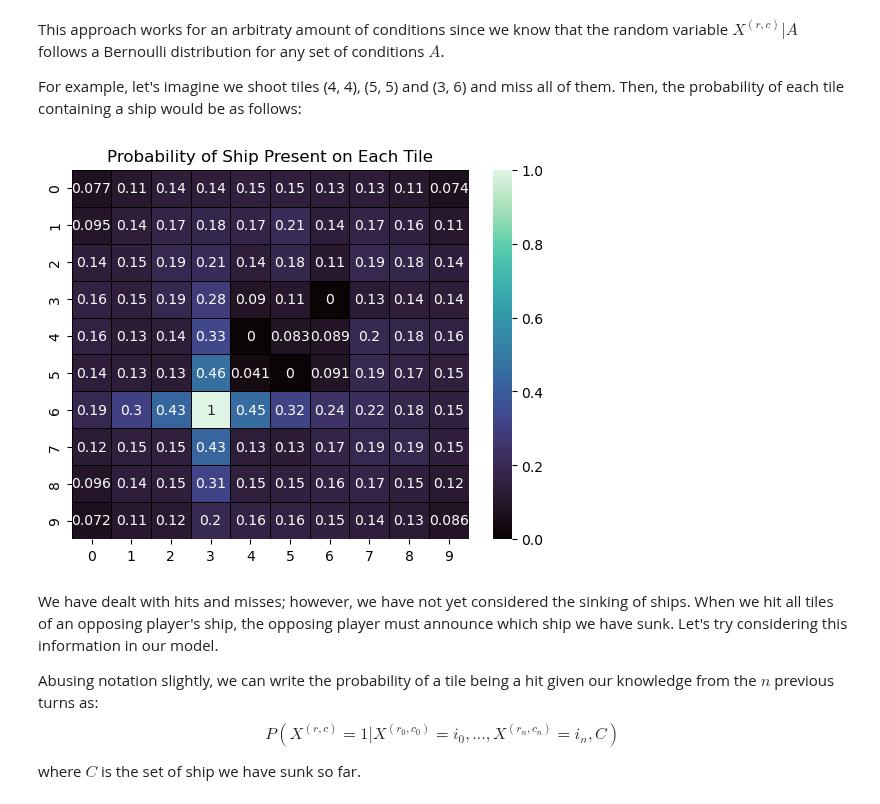
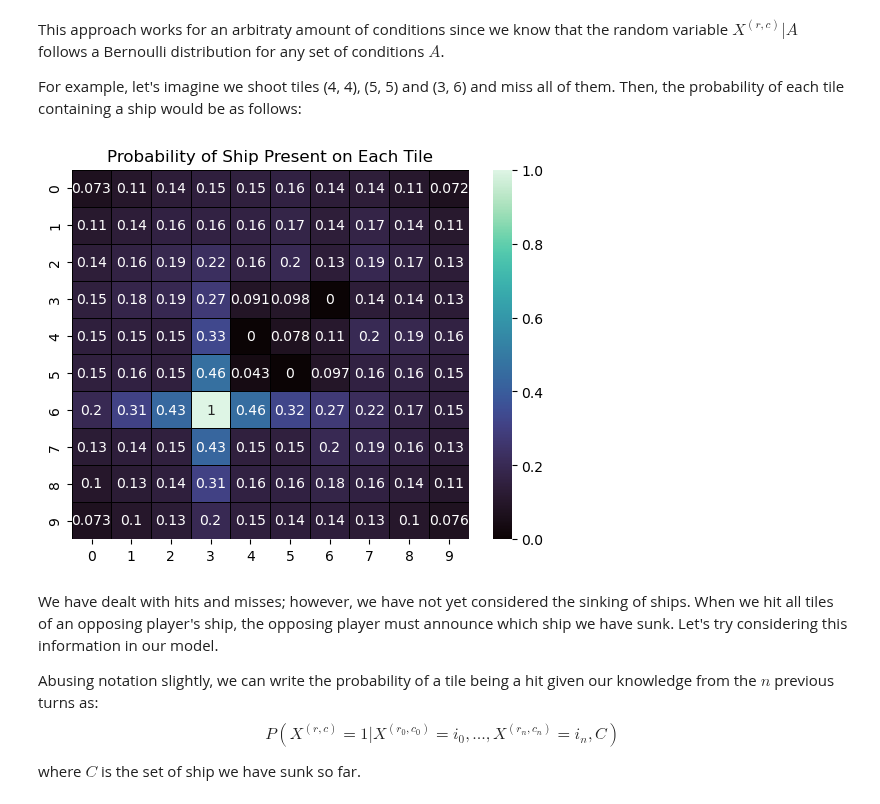
Before and after one commit to damienbose/battleship_analysis, a Jupyter notebook: battleship.ipynb, the cells around one changed output. Saved outputs shown, nothing was run; the diff lists cells and outputs as text; code cells hidden in the pictures.

```diff
--- a/battleship.ipynb
+++ b/battleship.ipynb
@@ -209,14 +209,14 @@ This approach works for an arbitraty amount of conditions since we know that the
 
 For example, let's imagine we shoot tiles (4, 4), (5, 5) and (3, 6) and miss all of them. Then, the probability of each tile containing a ship would be as follows:
 # %%
-n = 10**3
+n = 10**4
 conditions = [(4, 4, False), (5, 5, False), (3, 6, False), (6, 3, True)]
 
 generator = ProbabilityGenerator(number_trials=n, conditions=conditions)
 generator.generate_probabilities()
 generator.plot_probability_heatmap()
 # %% [output]
-[figure, old version]
+[figure, new version]
 # %% [markdown]
 We have dealt with hits and misses; however, we have not yet considered the sinking of ships. When we hit all tiles of an opposing player's ship, the opposing player must announce which ship we have sunk. Let's try considering this information in our model.
 
```
Also changed, not shown: parts of 10 cells of this notebook.
